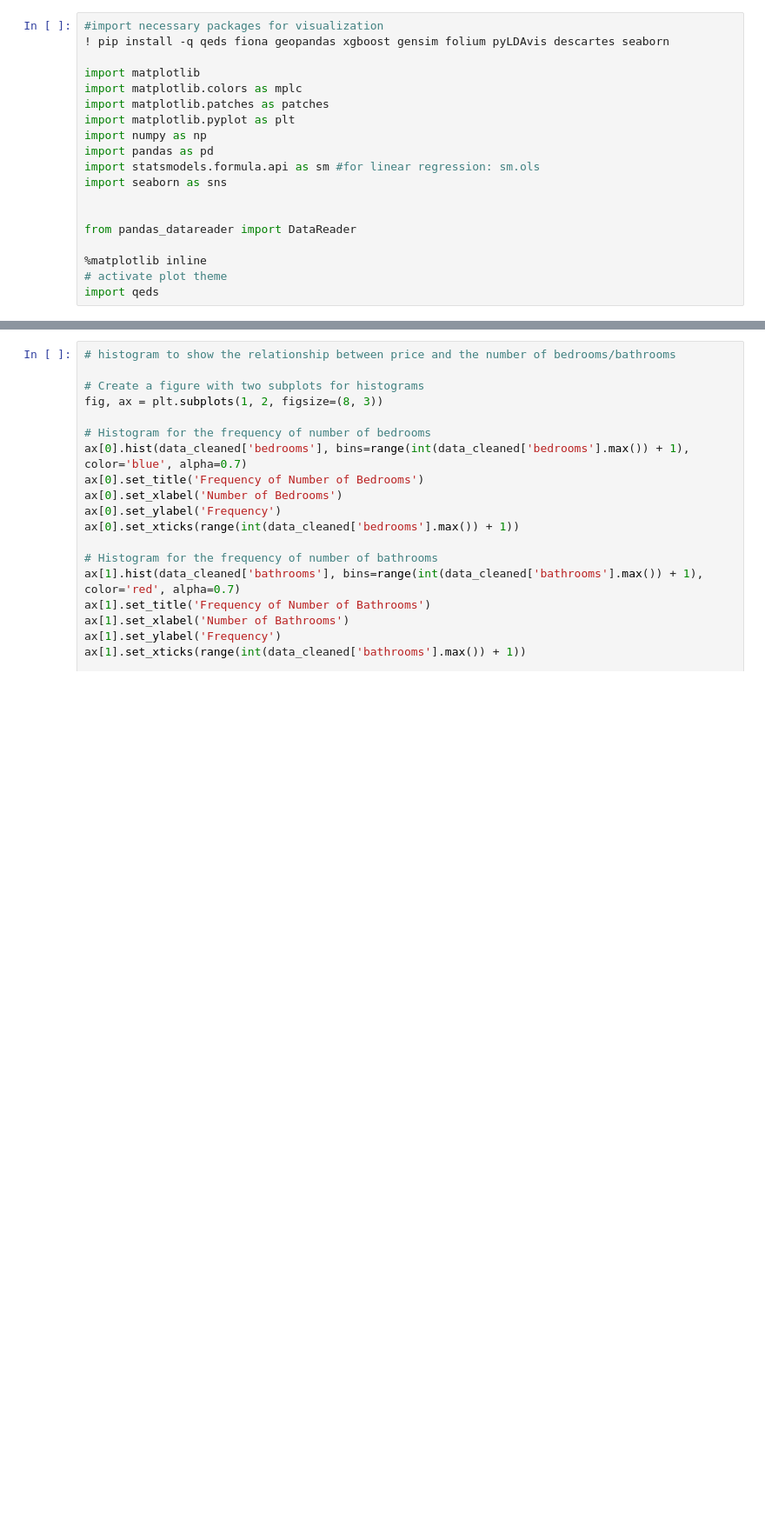
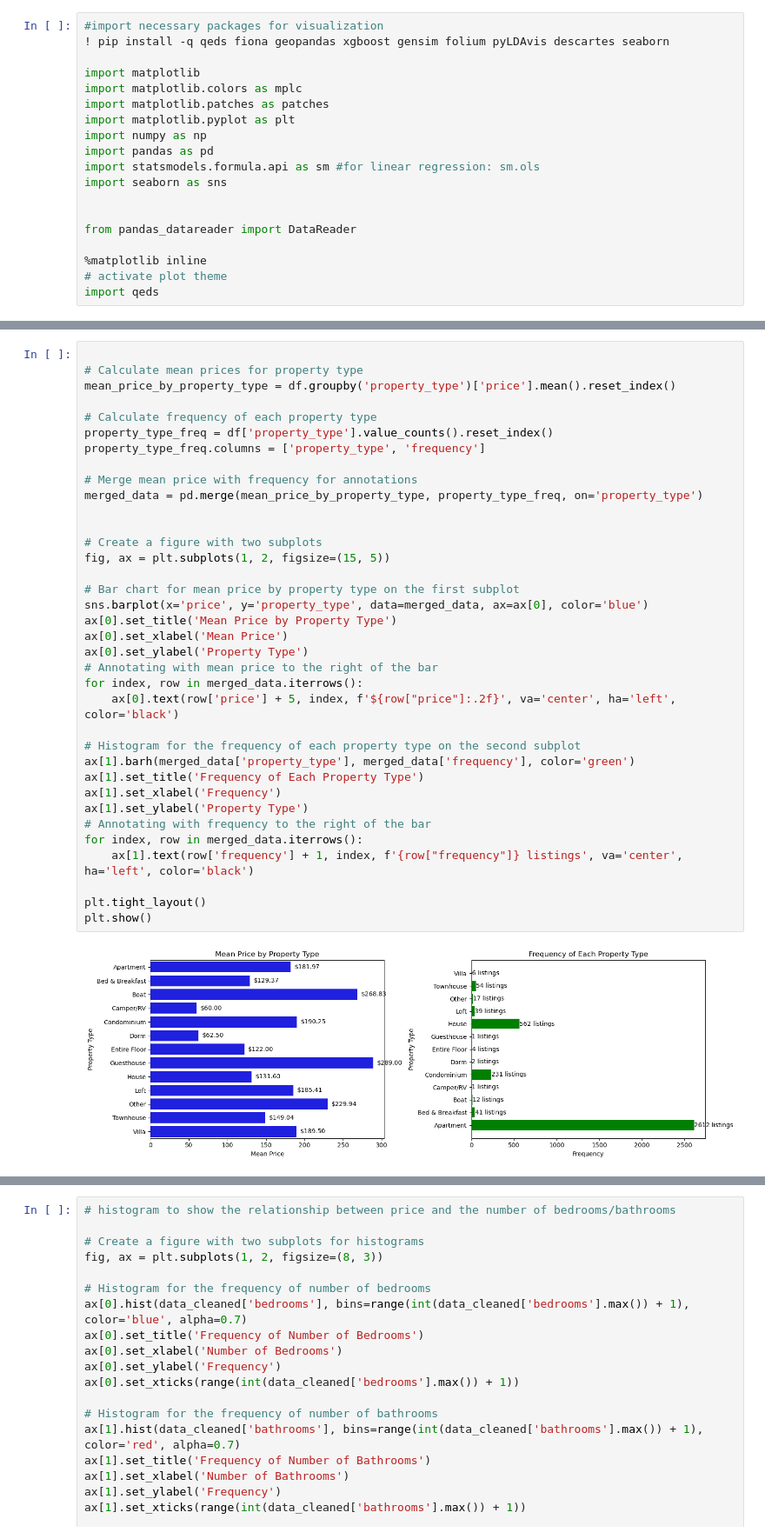
Before and after one commit to ECO225-W2024/project-one-code-32record, a Jupyter notebook: Project1 notebook.ipynb, the cells around one changed output, grey strips where cells are left out. Shown: that part at 87% size. Cells and saved outputs as stored; diff of their text form; blank space fills up the shorter version.

```diff
--- a/Project1 notebook.ipynb
+++ b/Project1 notebook.ipynb
@@ -203 +203,39 @@ plt.show()
+# %%
+
+# Calculate mean prices for property type
+mean_price_by_property_type = df.groupby('property_type')['price'].mean().reset_index()
+
+# Calculate frequency of each property type
+property_type_freq = df['property_type'].value_counts().reset_index()
+property_type_freq.columns = ['property_type', 'frequency']
+
+# Merge mean price with frequency for annotations
+merged_data = pd.merge(mean_price_by_property_type, property_type_freq, on='property_type')
+
+
+# Create a figure with two subplots
+fig, ax = plt.subplots(1, 2, figsize=(15, 5))
+
+# Bar chart for mean price by property type on the first subplot
+sns.barplot(x='price', y='property_type', data=merged_data, ax=ax[0], color='blue')
+ax[0].set_title('Mean Price by Property Type')
+ax[0].set_xlabel('Mean Price')
+ax[0].set_ylabel('Property Type')
+# Annotating with mean price to the right of the bar
+for index, row in merged_data.iterrows():
+    ax[0].text(row['price'] + 5, index, f'${row["price"]:.2f}', va='center', ha='left', color='black')
+
+# Histogram for the frequency of each property type on the second subplot
+ax[1].barh(merged_data['property_type'], merged_data['frequency'], color='green')
+ax[1].set_title('Frequency of Each Property Type')
+ax[1].set_xlabel('Frequency')
+ax[1].set_ylabel('Property Type')
+# Annotating with frequency to the right of the bar
+for index, row in merged_data.iterrows():
+    ax[1].text(row['frequency'] + 1, index, f'{row["frequency"]} listings', va='center', ha='left', color='black')
+
+plt.tight_layout()
+plt.show()
+# %% [output]
+[figure, added]
 # %% [markdown]
```
Also changed, not shown: parts of 5 cells of this notebook.
